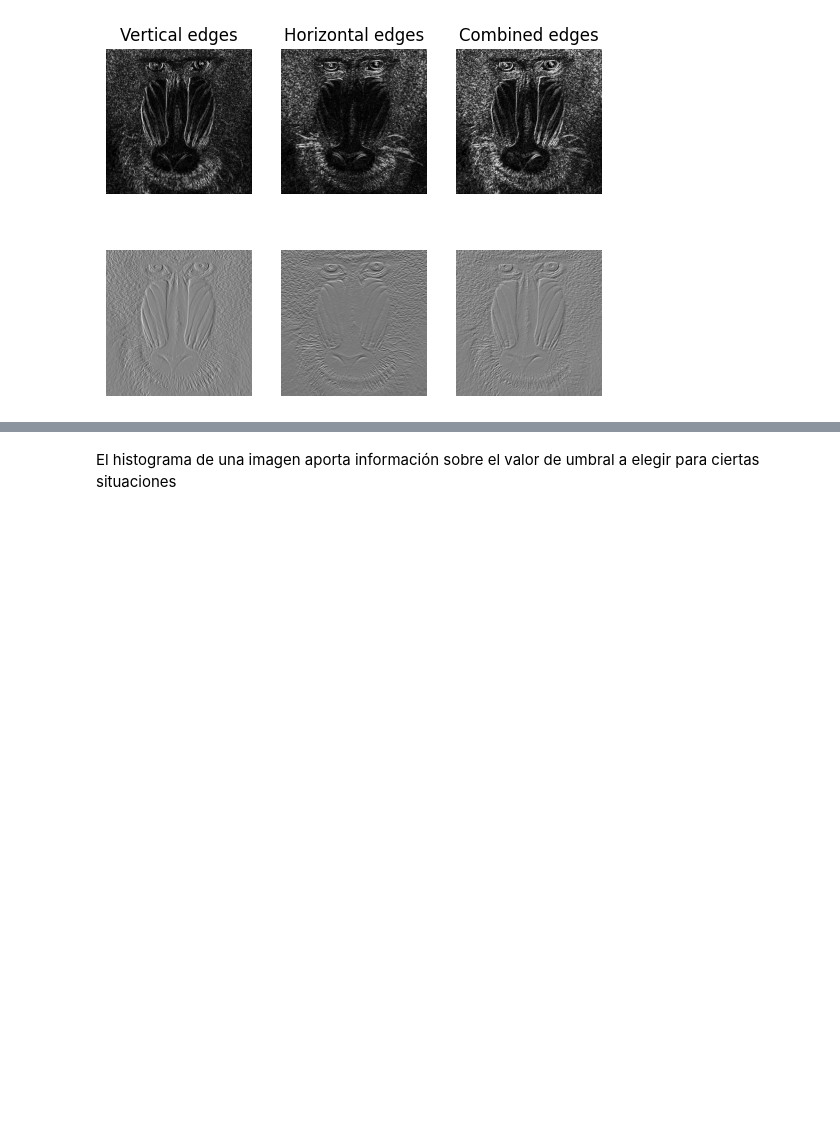
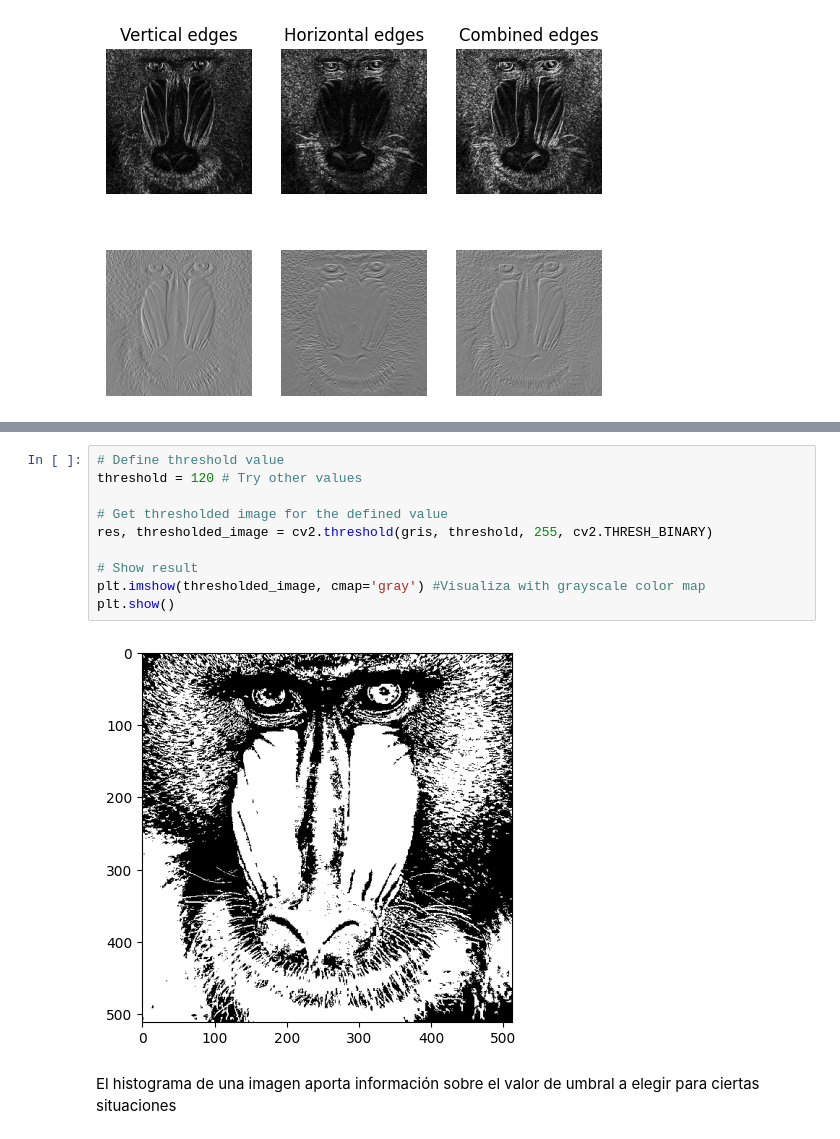
Before and after one commit to gitfrandu4/40982-VC, a Jupyter notebook: P2/VC_P2.ipynb, the cells around one changed output, grey strips where cells are left out. Drawn from its saved outputs; the diff is of its cells as text; blank space fills up the shorter version.

Commit message:
add threshold

```diff
--- a/P2/VC_P2.ipynb
+++ b/P2/VC_P2.ipynb
@@ -361,3 +375,15 @@ plt.show()
+# %%
+# Define threshold value
+threshold = 120 # Try other values
+
+# Get thresholded image for the defined value
+res, thresholded_image = cv2.threshold(gris, threshold, 255, cv2.THRESH_BINARY)
+
+# Show result
+plt.imshow(thresholded_image, cmap='gray') #Visualiza with grayscale color map
+plt.show()
+# %% [output]
+[figure, added]
 # %% [markdown]
 El histograma de una imagen aporta información sobre el valor de umbral a elegir para ciertas situaciones
 # %%
```
Also changed, not shown: parts of 3 cells of this notebook.
